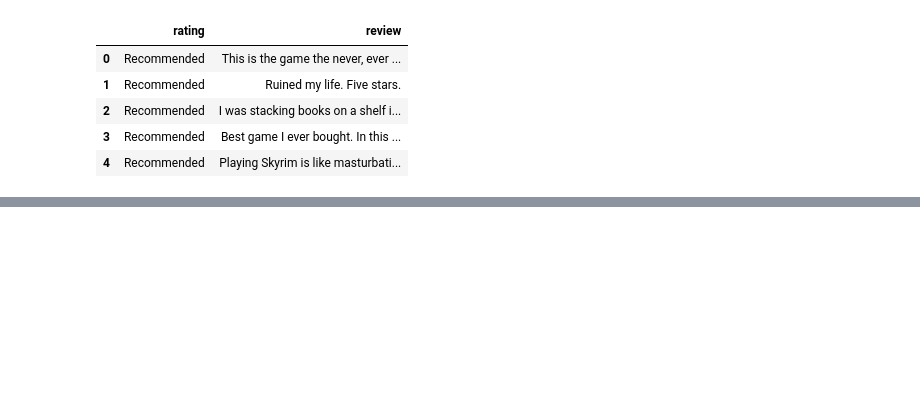
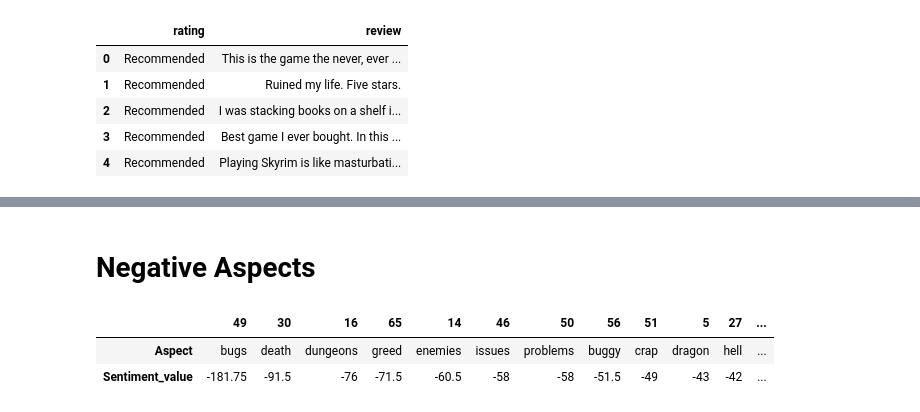
Before and after one commit to ARBraithwaite/Learning-Projects, a Jupyter notebook: NLP/Aspect Based Sentiment Analysis.ipynb, the cells around one changed output, grey strips where cells are left out. Saved outputs shown, nothing was run; the diff lists cells and outputs as text; code cells hidden in the pictures; blank space fills up the shorter version.

```diff
--- a/NLP/Aspect Based Sentiment Analysis.ipynb
+++ b/NLP/Aspect Based Sentiment Analysis.ipynb
@@ -129,0 +258,8 @@ TypeError: Argument 'string' has incorrect type (expected str, got spacy.tokens.
+# %% [markdown]
+# Negative Aspects
+# %%
+pd.DataFrame(neg_aspect, columns=['Aspect', 'Sentiment_value']).sort_values(by='Sentiment_value').T
+# %% [output]
+|  | 49 | 30 | 16 | 65 | 14 | 46 | 50 | 56 | 51 | 5 | 27 | ... |
+| Aspect | bugs | death | dungeons | greed | enemies | issues | problems | buggy | crap | dragon | hell | ... |
+| Sentiment_value | -181.75 | -91.5 | -76 | -71.5 | -60.5 | -58 | -58 | -51.5 | -49 | -43 | -42 | ... |
```
Also changed, not shown: parts of 29 cells of this notebook.
